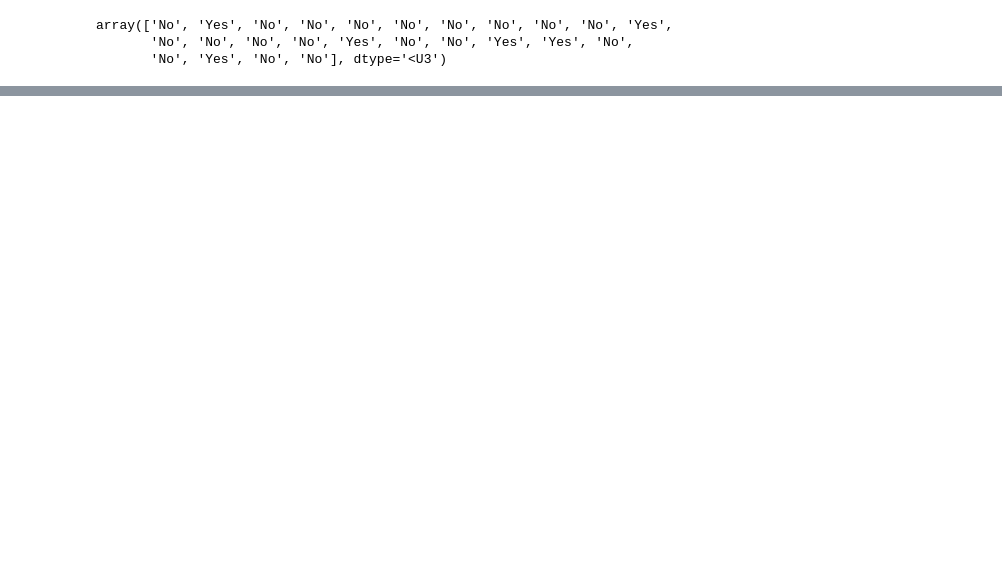
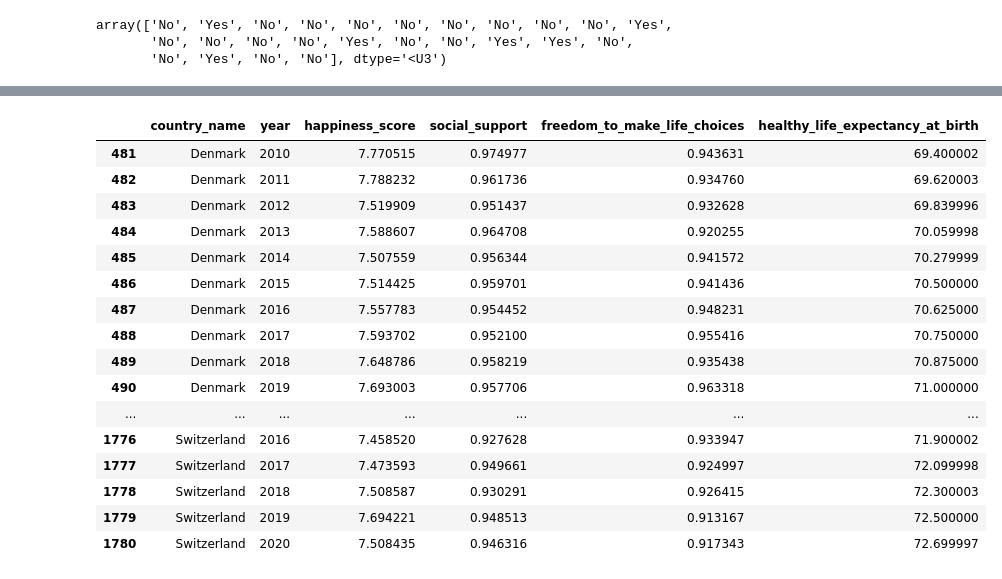
Before and after one commit to Ranjan234/Ranjan234, a Jupyter notebook: Maven_DataScience_with_Python.ipynb, the cells around one changed output, grey strips where cells are left out. Cells and saved outputs as stored; diff of their text form; code cells hidden in the pictures; blank space fills up the shorter version.

```diff
--- a/Maven_DataScience_with_Python.ipynb
+++ b/Maven_DataScience_with_Python.ipynb
@@ -186,0 +358,2 @@ pens.head(5)
+# %%
+df= pd.read_csv("/content/happiness_survey_data.csv")
@@ -186,0 +388,5 @@ pens.head(5)
+# %%
+# Filter out any data before 2010 and after 2019.
+mask = (df.year >= 2010) & (df.year <= 2020)
+filtered_df = df[mask]
+filtered_df.head()
@@ -186,0 +478,20 @@ pens.head(5)
+# %%
+filtered_df[filtered_df.country_name.isin(['Finland', 'Denmark', 'Switzerland'])]
+# %% [output]
+|  | country_name | year | happiness_score | social_support | freedom_to_make_life_choices | healthy_life_expectancy_at_birth |
+| 481 | Denmark | 2010 | 7.770515 | 0.974977 | 0.943631 | 69.400002 |
+| 482 | Denmark | 2011 | 7.788232 | 0.961736 | 0.934760 | 69.620003 |
+| 483 | Denmark | 2012 | 7.519909 | 0.951437 | 0.932628 | 69.839996 |
+| 484 | Denmark | 2013 | 7.588607 | 0.964708 | 0.920255 | 70.059998 |
+| 485 | Denmark | 2014 | 7.507559 | 0.956344 | 0.941572 | 70.279999 |
+| 486 | Denmark | 2015 | 7.514425 | 0.959701 | 0.941436 | 70.500000 |
+| 487 | Denmark | 2016 | 7.557783 | 0.954452 | 0.948231 | 70.625000 |
+| 488 | Denmark | 2017 | 7.593702 | 0.952100 | 0.955416 | 70.750000 |
+| 489 | Denmark | 2018 | 7.648786 | 0.958219 | 0.935438 | 70.875000 |
+| 490 | Denmark | 2019 | 7.693003 | 0.957706 | 0.963318 | 71.000000 |
+| ... | ... | ... | ... | ... | ... | ... |
+| 1776 | Switzerland | 2016 | 7.458520 | 0.927628 | 0.933947 | 71.900002 |
+| 1777 | Switzerland | 2017 | 7.473593 | 0.949661 | 0.924997 | 72.099998 |
+| 1778 | Switzerland | 2018 | 7.508587 | 0.930291 | 0.926415 | 72.300003 |
+| 1779 | Switzerland | 2019 | 7.694221 | 0.948513 | 0.913167 | 72.500000 |
+| 1780 | Switzerland | 2020 | 7.508435 | 0.946316 | 0.917343 | 72.699997 |
```
Also changed, not shown: parts of 37 cells of this notebook.
